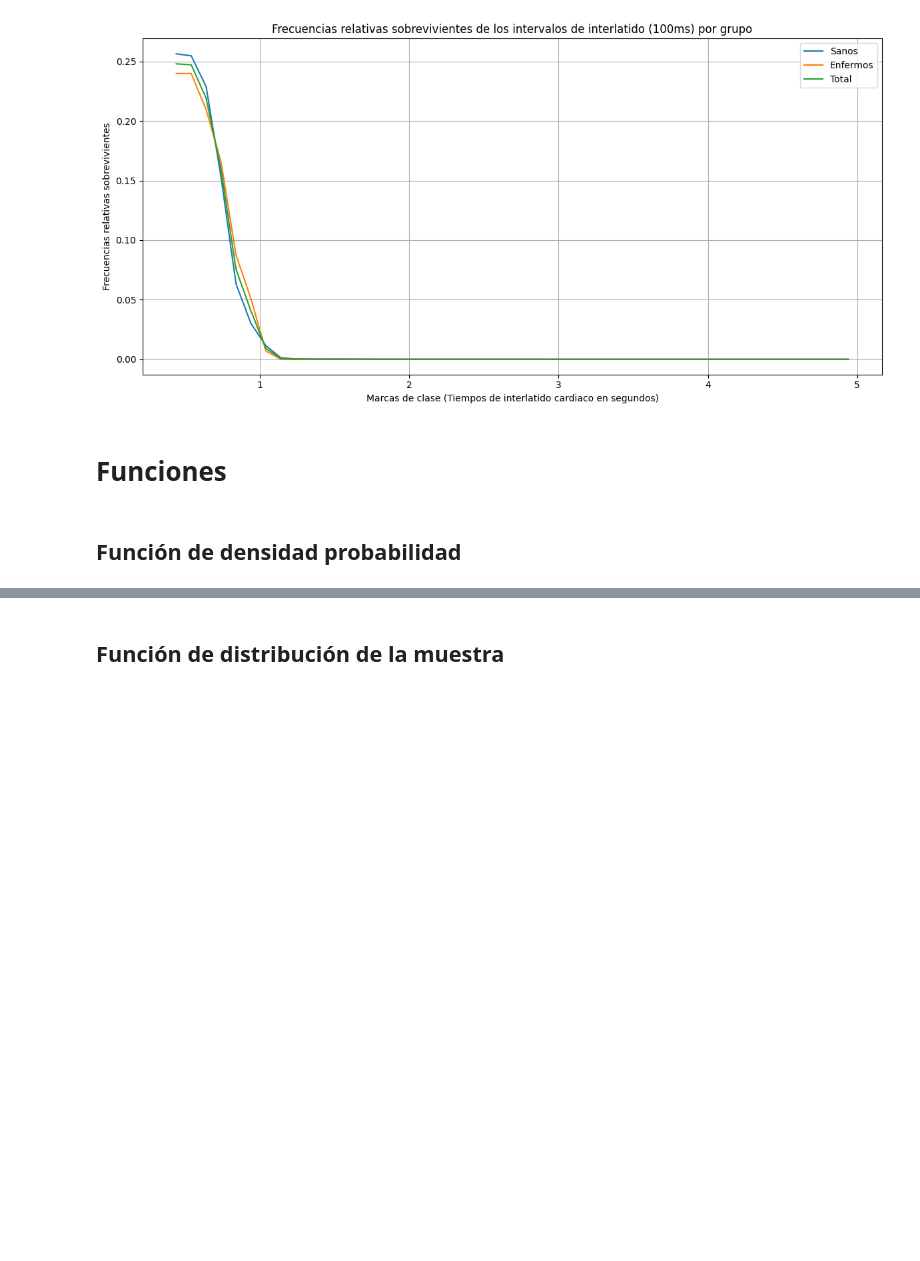
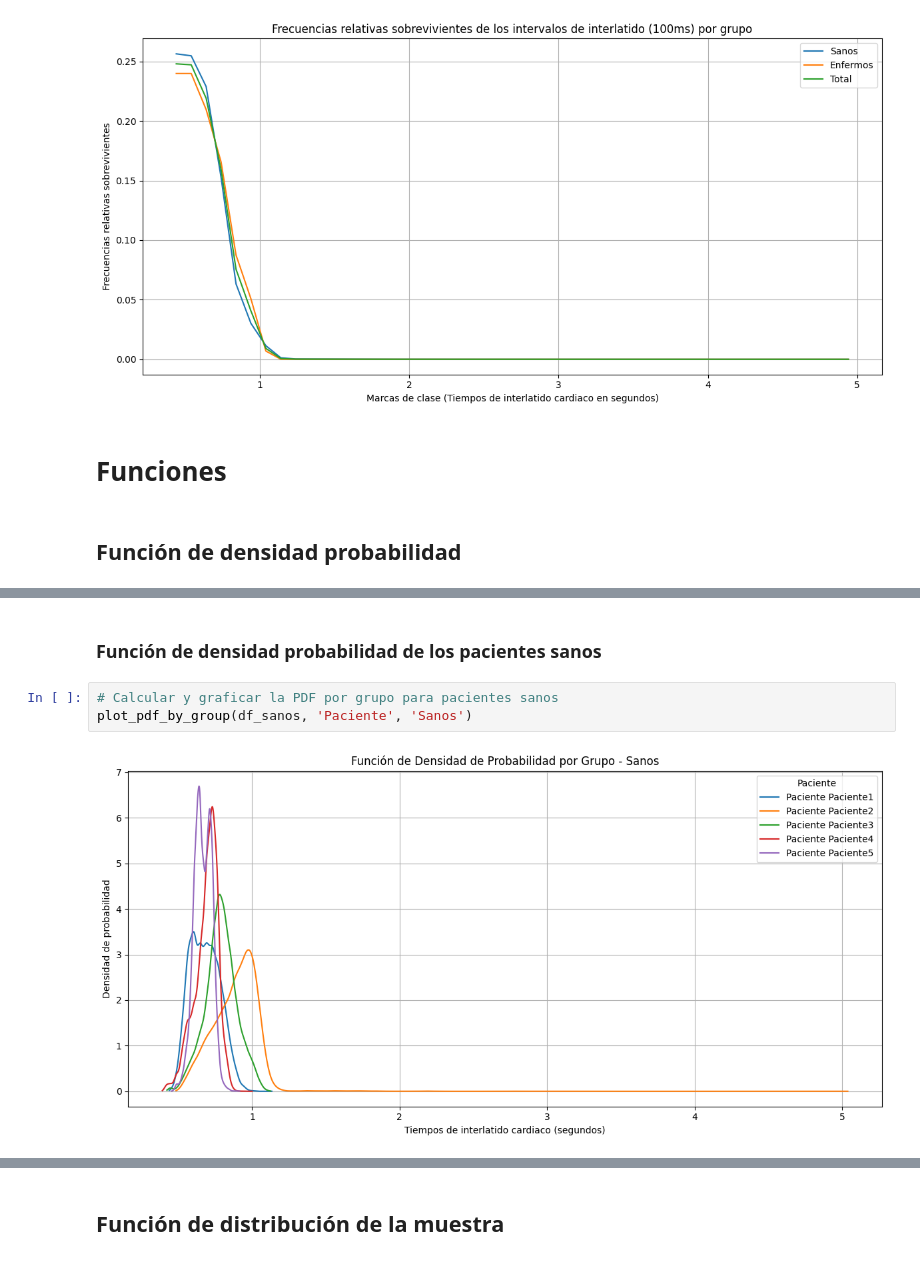
Before and after one commit to ThonnyRG/pacientes_enfermos_y_sanos_analisis, a Jupyter notebook: DATOS_BIOESTADÍSTICOS.ipynb, the cells around one changed output, grey strips where cells are left out. Cells and saved outputs as stored; diff of their text form; blank space fills up the shorter version.

```diff
--- a/DATOS_BIOESTADÍSTICOS.ipynb
+++ b/DATOS_BIOESTADÍSTICOS.ipynb
@@ -2118,0 +2145,7 @@ Tabla de frecuencias relativas sobrevivientes por grupo:
+# %% [markdown]
+### Función de densidad probabilidad de los pacientes sanos
+# %%
+# Calcular y graficar la PDF por grupo para pacientes sanos
+plot_pdf_by_group(df_sanos, 'Paciente', 'Sanos')
+# %% [output]
+[figure, added]
```
Also changed, not shown: parts of 12 cells of this notebook.
